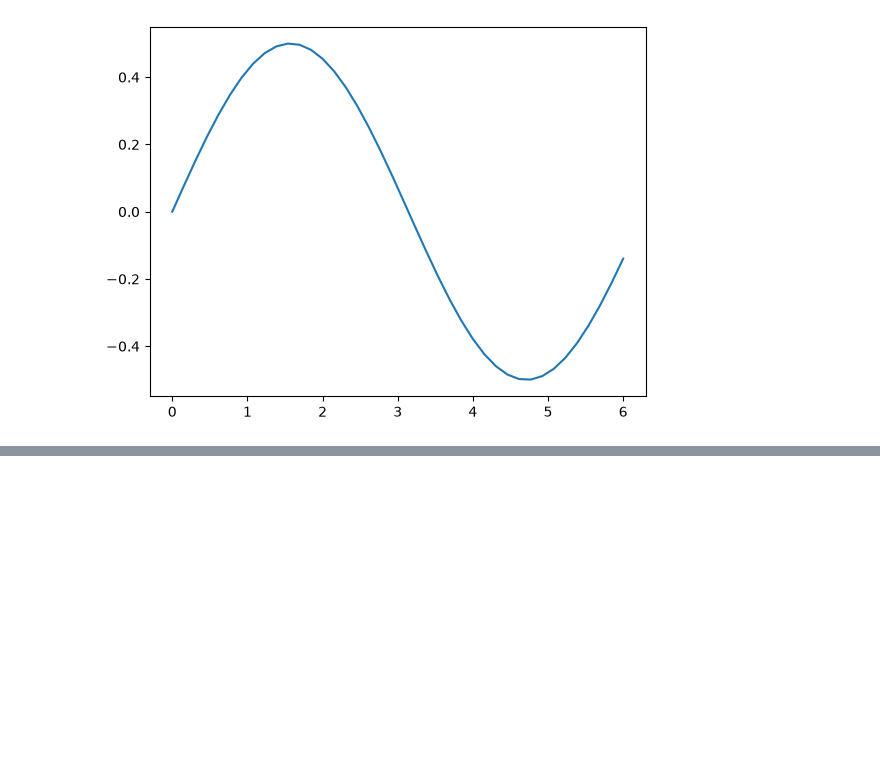
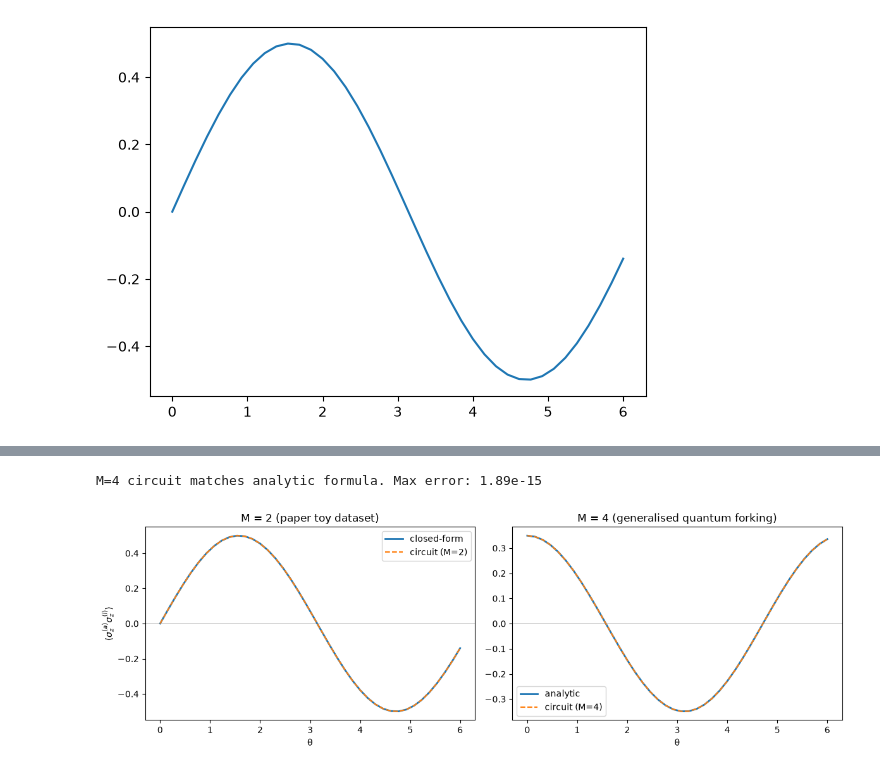
Before and after one commit to 01nietzsch/urop-quantum-kernel, a Jupyter notebook: 02_circuit_check.ipynb, the cells around one changed output, grey strips where cells are left out. Drawn from its saved outputs; the diff is of its cells as text; code cells hidden in the pictures; blank space fills up the shorter version.

```diff
--- a/02_circuit_check.ipynb
+++ b/02_circuit_check.ipynb
@@ -71,0 +87,59 @@ plt.plot(theta, fidelities)
+# %%
+from circuit_kernel import full_classifier_circuit
+from closed_form_kernel import test_state, fidelity
+from qiskit.quantum_info import Statevector
+
+# Four training states, two classes (y=0: first two, y=1: last two), equal weights
+state_thetas = [0.3, 1.1, 2.0, 2.9]
+states4  = [np.array([np.cos(t/2), np.sin(t/2)]) for t in state_thetas]
+labels4  = [0, 0, 1, 1]
+weights4 = [0.25, 0.25, 0.25, 0.25]
+
+def ev_circuit_general(theta_test, states, labels, weights):
+    qc, label_q = full_classifier_circuit(test_state(theta_test), states, labels, weights)
+    sv = Statevector.from_instruction(qc)
+    p = sv.probabilities([0, label_q])
+    return p[0] - p[1] - p[2] + p[3]
+
+def ev_analytic(theta_test, states, labels, weights):
+    phi = test_state(theta_test)
+    return sum(w * (-1)**y * fidelity(phi, x) for x, y, w in zip(states, labels, weights))
+
+thetas_sweep = np.linspace(0, 6, num=40)
+circ4     = np.array([ev_circuit_general(t, states4, labels4, weights4) for t in thetas_sweep])
+analytic4 = np.array([ev_analytic(t, states4, labels4, weights4)        for t in thetas_sweep])
+
+assert np.allclose(circ4, analytic4), f"M=4 mismatch: max err = {np.max(np.abs(circ4 - analytic4)):.2e}"
+print(f"M=4 circuit matches analytic formula. Max error: {np.max(np.abs(circ4 - analytic4)):.2e}")
+# %% [output]
+M=4 circuit matches analytic formula. Max error: 1.89e-15
+# %%
+import matplotlib.pyplot as plt
+
+fig, axes = plt.subplots(1, 2, figsize=(12, 4))
+
+# M=2 (toy dataset from paper)
+thetas_m2 = np.linspace(0, 6, num=40)
+circ_m2    = np.array([expectation_value_from_circuit(t) for t in thetas_m2])
+from closed_form_kernel import expectation_value as ev_cf
+cf_m2 = np.array([ev_cf(t) for t in thetas_m2])
+axes[0].plot(thetas_m2, cf_m2,   label='closed-form', lw=2)
+axes[0].plot(thetas_m2, circ_m2, '--', label='circuit (M=2)', lw=1.5)
+axes[0].axhline(0, color='gray', lw=0.5)
+axes[0].set_title('M = 2 (paper toy dataset)')
+axes[0].set_xlabel('θ')
+axes[0].set_ylabel(r'$\langle\sigma_z^{(a)}\sigma_z^{(l)}\rangle$')
+axes[0].legend()
+
+# M=4
+axes[1].plot(thetas_sweep, analytic4, label='analytic',       lw=2)
+axes[1].plot(thetas_sweep, circ4,    '--', label='circuit (M=4)', lw=1.5)
+axes[1].axhline(0, color='gray', lw=0.5)
+axes[1].set_title('M = 4 (generalised quantum forking)')
+axes[1].set_xlabel('θ')
+axes[1].legend()
+
+plt.tight_layout()
+plt.show()
+# %% [output]
+[figure, added]
```
Also changed, not shown: parts of 1 cell of this notebook, 1 other file.
